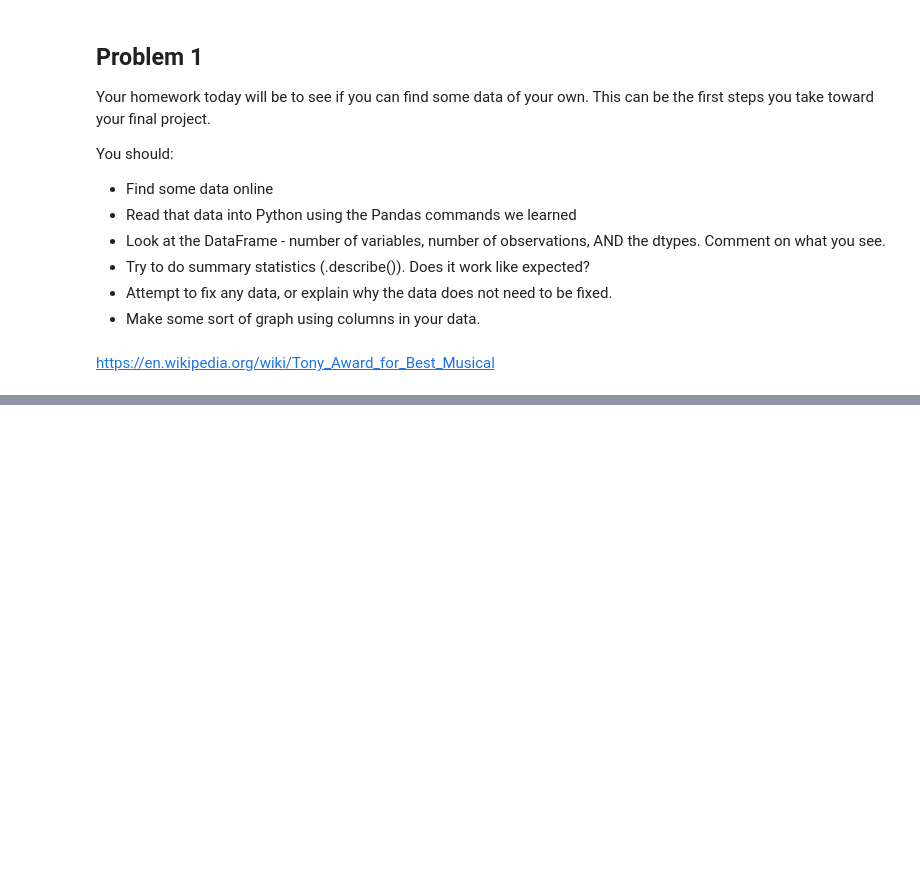
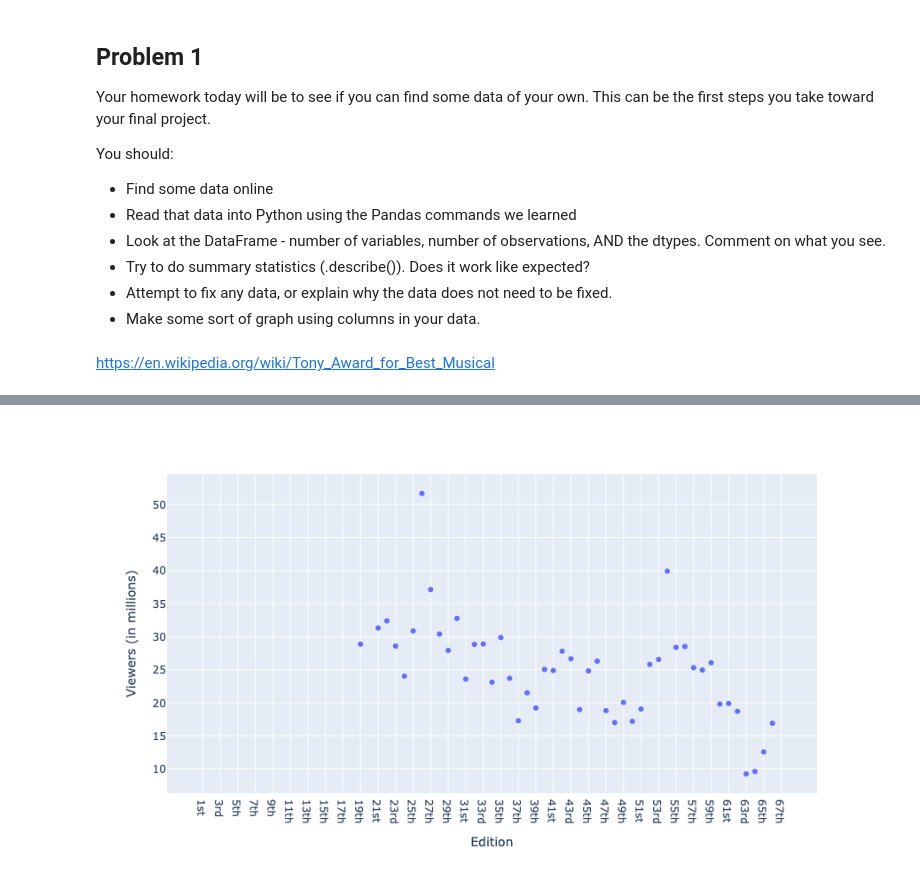
Before and after one commit to Rubenmregalado/Day8, a Jupyter notebook: Day8-HW.ipynb, the cells around one changed output, grey strips where cells are left out. Saved outputs shown, nothing was run; the diff lists cells and outputs as text; code cells hidden in the pictures; blank space fills up the shorter version.

```diff
--- a/Day8-HW.ipynb
+++ b/Day8-HW.ipynb
@@ -227,0 +237,4 @@ show(DF_raw)
+# %%
+DF_raw['Viewers (in millions)'] = DF_raw['Viewers (in millions)'].apply(lambda x: x.replace('—','NaN'))
+DF_raw['Viewers (in millions)'] = DF_raw['Viewers (in millions)'].apply(lambda x: x.replace('TBA','NaN'))
+DF_raw['Viewers (in millions)']
@@ -227,0 +254,3 @@ show(DF_raw)
+# %%
+DF_raw['Viewers (in millions)'] = DF_raw['Viewers (in millions)'].apply(lambda x: float(x.split('[')[0]))
+DF_raw['Viewers (in millions)']
@@ -227,0 +303,12 @@ show(DF_raw)
+# %%
+
+fig = px.scatter(DF_raw,
+                   y = 'Viewers (in millions)',
+                 x = 'Edition'
+                 )
+fig.update_layout(autosize = False,
+                  width = 1000,
+                  height = 500)
+fig.show()
+# %% [output]
+[figure, added]
```
Also changed, not shown: parts of 10 cells of this notebook.
